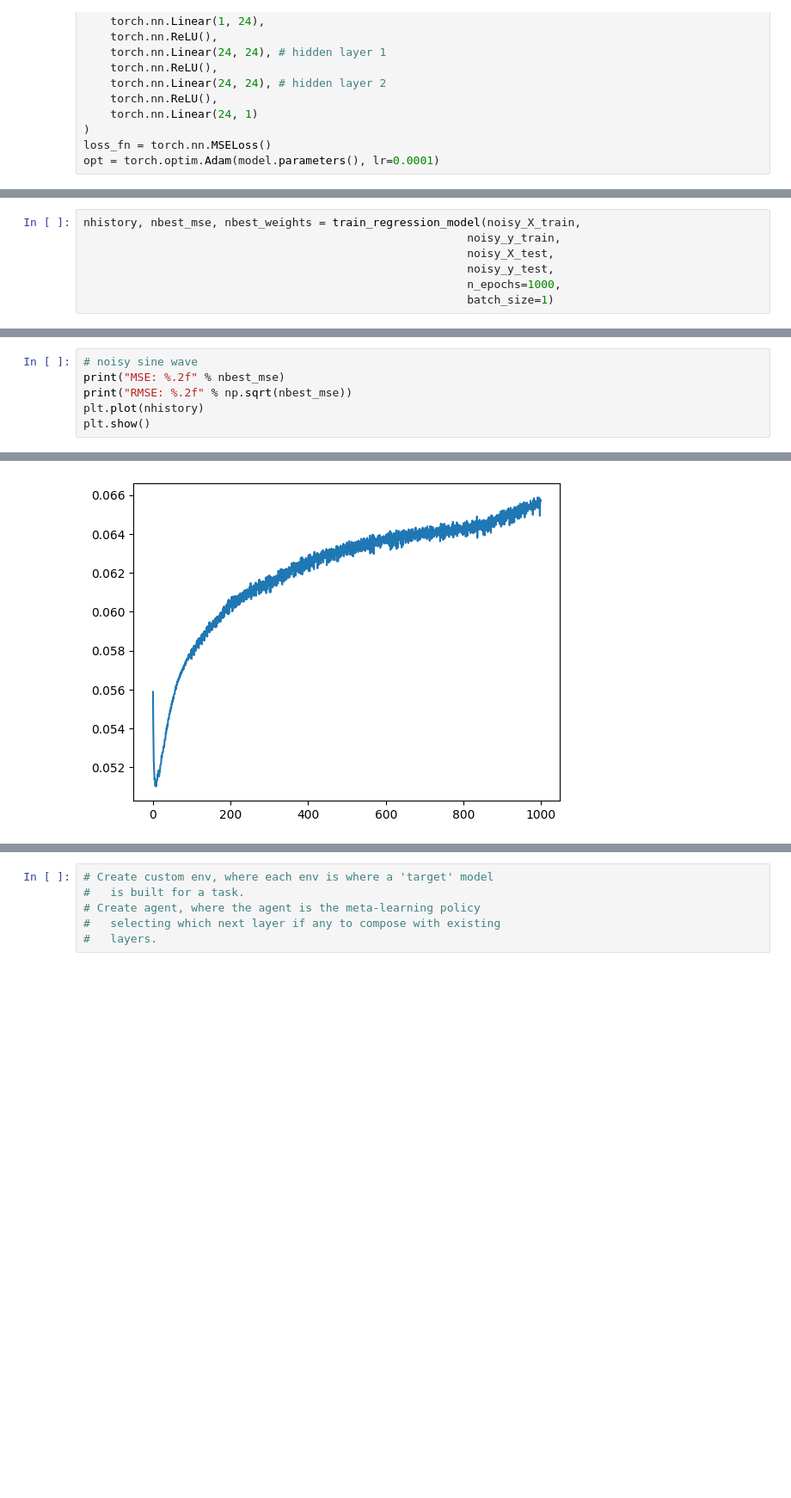
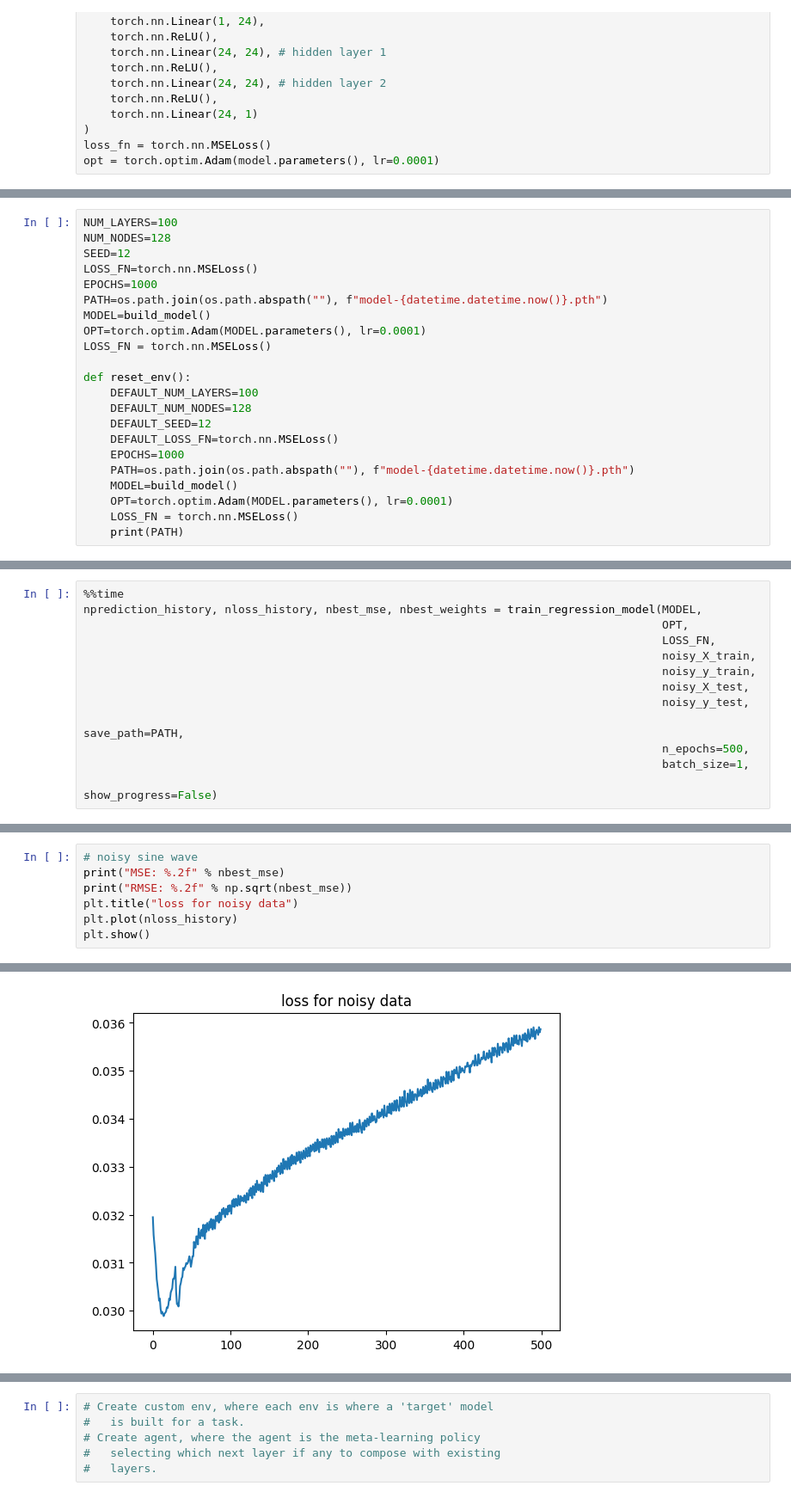
Before and after one commit to matthewstachyra/reinforcement-meta-learning, a Jupyter notebook: src/mvp.ipynb, the cells around one changed output, grey strips where cells are left out. Shown at 86% size. Saved outputs shown, nothing was run; the diff lists cells and outputs as text; blank space fills up the shorter version.

```diff
--- a/src/mvp.ipynb
+++ b/src/mvp.ipynb
@@ -168,0 +189,22 @@ torch.Size([30, 1])
+# %%
+NUM_LAYERS=100
+NUM_NODES=128
+SEED=12
+LOSS_FN=torch.nn.MSELoss()
+EPOCHS=1000
+PATH=os.path.join(os.path.abspath(""), f"model-{datetime.datetime.now()}.pth")
+MODEL=build_model()
+OPT=torch.optim.Adam(MODEL.parameters(), lr=0.0001)
+LOSS_FN = torch.nn.MSELoss()
+
+def reset_env():
+    DEFAULT_NUM_LAYERS=100
+    DEFAULT_NUM_NODES=128
+    DEFAULT_SEED=12
+    DEFAULT_LOSS_FN=torch.nn.MSELoss()
+    EPOCHS=1000
+    PATH=os.path.join(os.path.abspath(""), f"model-{datetime.datetime.now()}.pth")
+    MODEL=build_model()
+    OPT=torch.optim.Adam(MODEL.parameters(), lr=0.0001)
+    LOSS_FN = torch.nn.MSELoss()
+    print(PATH)
@@ -232,7 +294,13 @@ RMSE: 0.09
 # %%
-nhistory, nbest_mse, nbest_weights = train_regression_model(noisy_X_train,
-                                                         noisy_y_train,
-                                                         noisy_X_test,
-                                                         noisy_y_test,
-                                                         n_epochs=1000,
-                                                         batch_size=1)
+%%time
+nprediction_history, nloss_history, nbest_mse, nbest_weights = train_regression_model(MODEL,
+                                                                                      OPT,
+                                                                                      LOSS_FN,
+                                                                                      noisy_X_train,
+                                                                                      noisy_y_train,
+                                                                                      noisy_X_test,
+                                                                                      noisy_y_test,
+                                                                                      save_path=PATH,
+                                                                                      n_epochs=500,
+                                                                                      batch_size=1,
+                                                                                      show_progress=False)
@@ -240,6 +311,7 @@ nhistory, nbest_mse, nbest_weights = train_regression_model(noisy_X_train,
 # noisy sine wave
 print("MSE: %.2f" % nbest_mse)
 print("RMSE: %.2f" % np.sqrt(nbest_mse))
-plt.plot(nhistory)
+plt.title("loss for noisy data")
+plt.plot(nloss_history)
 plt.show()
 # %% [output]
@@ -248 +320 @@ RMSE: 0.23
-[figure, old version]
+[figure, new version]
```
Also changed, not shown: parts of 24 cells of this notebook, 2 other files.
